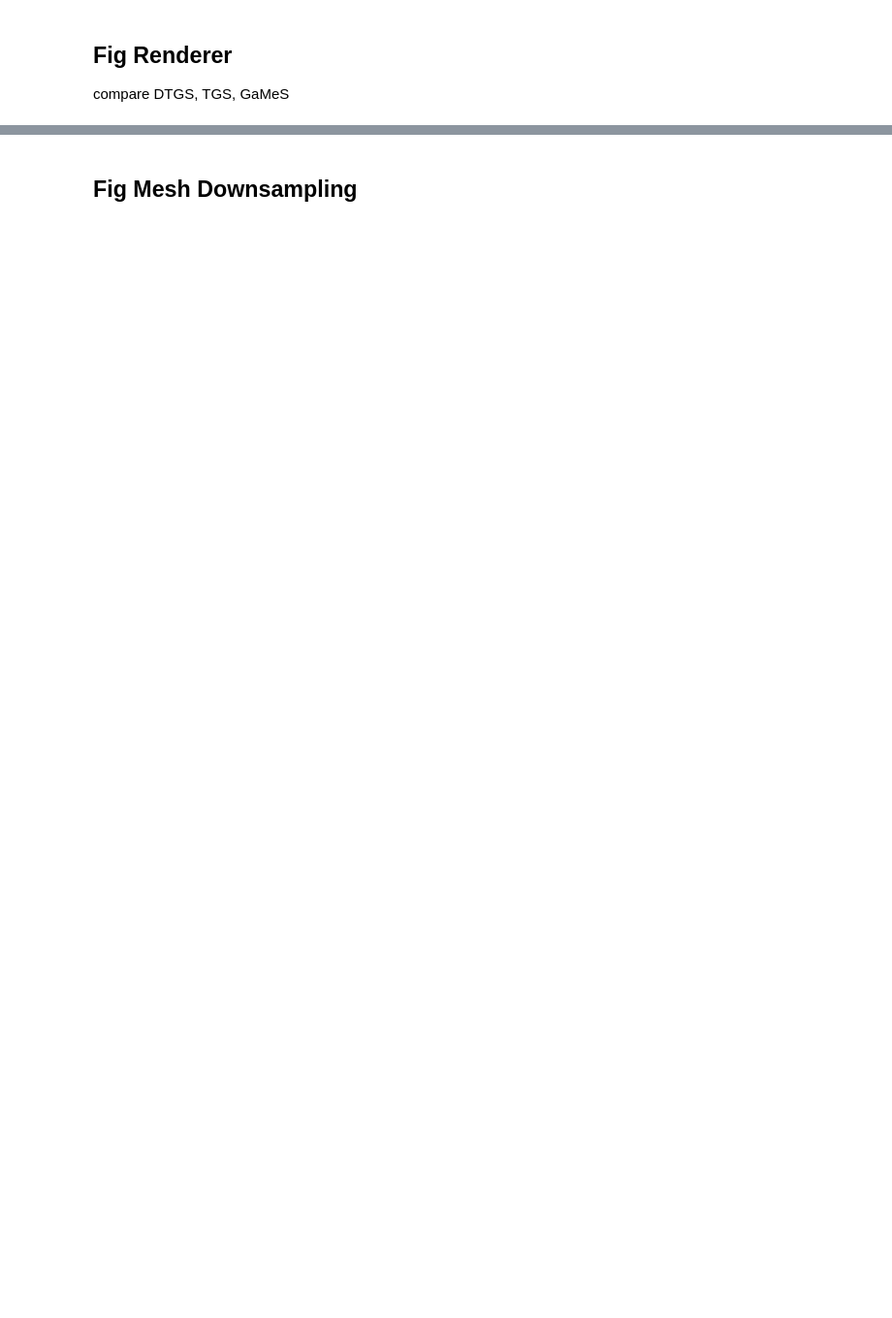
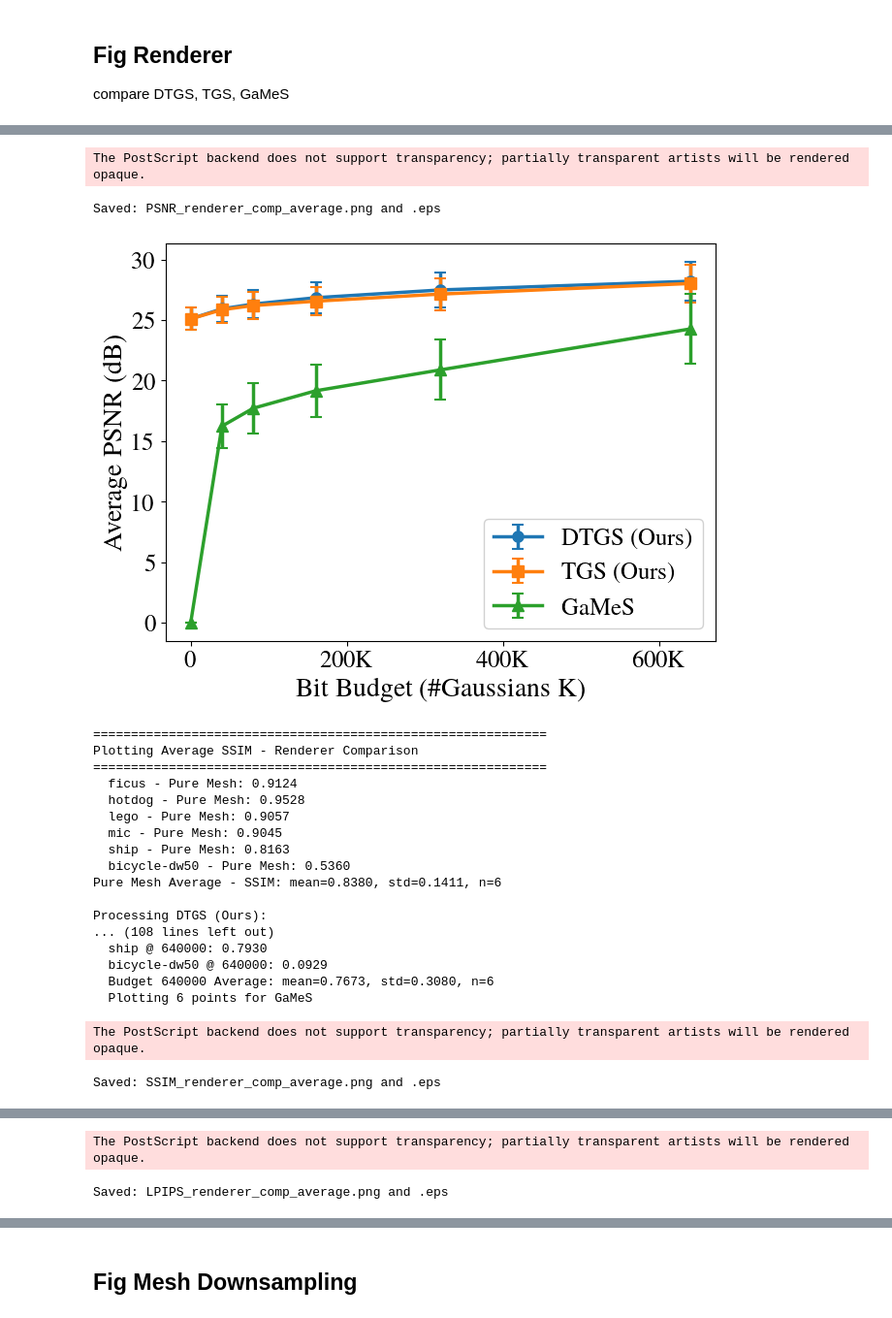
Before and after one commit to SYJINTW/mesh-splat, a Jupyter notebook: plotting.ipynb, the cells around one changed output, grey strips where cells are left out. Shown at 97% size. Drawn from its saved outputs; the diff is of its cells as text; code cells hidden in the pictures; blank space fills up the shorter version.

```diff
--- a/plotting.ipynb
+++ b/plotting.ipynb
@@ -939,8 +1283,8 @@ def plot_renderer_comp_average():
     renderers = [
         {'name': 'dtgs', 'label': 'DTGS (Ours)', 'marker': 'o', 'color': color_palette[0],
          'is_games': False},
-        # {'name': 'tgs', 'label': 'TGS (Ours)', 'marker': 's', 'color': color_palette[1],
-        #  'is_games': False},  # [TODO] Need TGS data
+        {'name': 'tgs', 'label': 'TGS (Ours)', 'marker': 's', 'color': color_palette[1],
+         'is_games': False},
         {'name': 'games', 'label': 'GaMeS', 'marker': '^', 'color': color_palette[2],
          'is_games': True},
     ]
@@ -999,11 +1343,15 @@ def plot_renderer_comp_average():
             ys = []
             errs = []
 
-            # Add pure mesh point at budget=0
-            if mesh_mean is not None and not is_games:
+           # [NOTE] Our x=0 is mesh background, whereas GaMeS is blank
+            if mesh_mean is not None:
                 xs.append(0)
-                ys.append(mesh_mean)
-                errs.append(mesh_stderr)
+                if is_games: #GaMeS results do not include pure mesh point
+                    ys.append( 1 if metric_key=='LPIPS' else 0 )
+                    errs.append(0)
+                else: #our DTGS/TGS results include pure mesh point
+                    ys.append(mesh_mean)
+                    errs.append(mesh_stderr)
 
             print(f"\nProcessing {renderer['label']}:")
 
@@ -1018,7 +1366,10 @@ def plot_renderer_comp_average():
                     else:
                         scene_dir = input_dir / scene
 
-                    policy_file = scene_dir / f'{POLICY}_{budget}_occlusion' / 'per_view_gs_mesh.json'
+                    if renderer_name == 'dtgs' or renderer_name == 'games':
+                        policy_file = scene_dir / f'{POLICY}_{budget}_occlusion' / 'per_view_gs_mesh.json'
+                    else:
+                        policy_file = scene_dir / f'{POLICY}_{budget}_no_occlusion' / 'per_view_gs_mesh.json'
 
                     if policy_file.exists():
                         with open(policy_file, 'r') as f:
@@ -1066,6 +1417,7 @@ def plot_renderer_comp_average():
         # Format x-axis to show values in K (thousands)
         ax.xaxis.set_major_formatter(plt.FuncFormatter(lambda x, p: f'{int(x/1000)}K' if x > 0 else '0'))
 
+
         ax.legend(loc='best', framealpha=0.9, fontsize=18)
         ax.tick_params(labelsize=18)
 
@@ -1082,3 +1434,4 @@ def plot_renderer_comp_average():
 
 # Run averaged comparison
 plot_renderer_comp_average()
+# %% [output]
@@ -1084,0 +1455,22 @@ plot_renderer_comp_average()
+The PostScript backend does not support transparency; partially transparent artists will be rendered opaque.
+Saved: PSNR_renderer_comp_average.png and .eps
+[figure, added]
+============================================================
+Plotting Average SSIM - Renderer Comparison
+============================================================
+  ficus - Pure Mesh: 0.9124
+  hotdog - Pure Mesh: 0.9528
+  lego - Pure Mesh: 0.9057
+  mic - Pure Mesh: 0.9045
+  ship - Pure Mesh: 0.8163
+  bicycle-dw50 - Pure Mesh: 0.5360
+Pure Mesh Average - SSIM: mean=0.8380, std=0.1411, n=6
+
+Processing DTGS (Ours):
+... (108 lines left out)
+  ship @ 640000: 0.7930
+  bicycle-dw50 @ 640000: 0.0929
+  Budget 640000 Average: mean=0.7673, std=0.3080, n=6
+  Plotting 6 points for GaMeS
+The PostScript backend does not support transparency; partially transparent artists will be rendered opaque.
+Saved: SSIM_renderer_comp_average.png and .eps
@@ -1084,0 +1495,2 @@ plot_renderer_comp_average()
+The PostScript backend does not support transparency; partially transparent artists will be rendered opaque.
+Saved: LPIPS_renderer_comp_average.png and .eps
```
Also changed, not shown: parts of 8 cells of this notebook, 1 other file.
